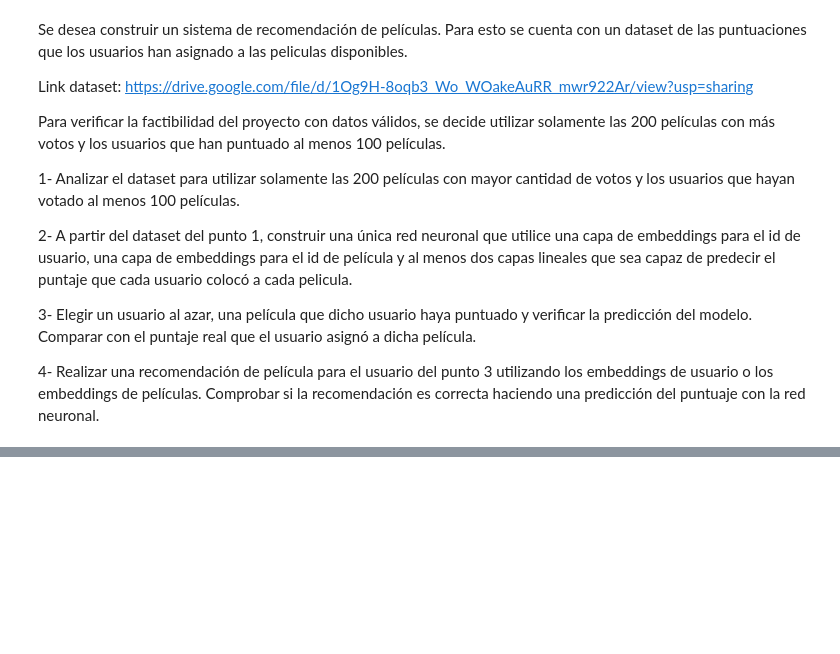
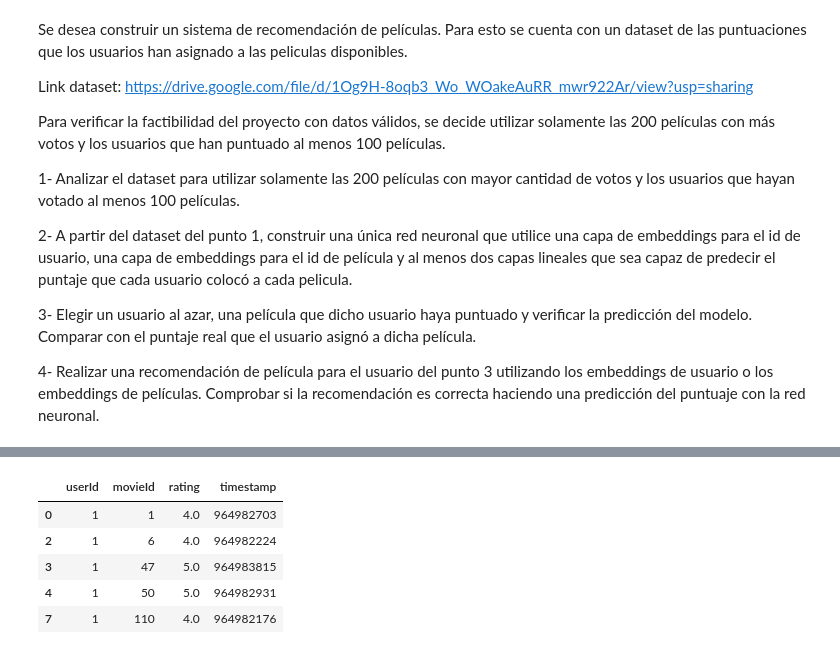
Before and after one commit to juanpsch/aprendizaje_profundo, a Jupyter notebook: Examen/DL_Examen_OCTUBRE_2023.ipynb, the cells around one changed output, grey strips where cells are left out. Saved outputs shown, nothing was run; the diff lists cells and outputs as text; code cells hidden in the pictures; blank space fills up the shorter version.

```diff
--- a/Examen/DL_Examen_OCTUBRE_2023.ipynb
+++ b/Examen/DL_Examen_OCTUBRE_2023.ipynb
@@ -279,0 +303,14 @@ Para verificar la factibilidad del proyecto con datos válidos, se decide utiliz
+# %%
+# Filtrado
+pelis = df.groupby(['movieId'])['userId'].count().sort_values(ascending=False)[:200].index
+df1 = df.groupby(['userId'])['movieId'].count()
+usuarios = df1[df1 > 100].index
+data = df[(df['userId'].isin(usuarios)) & (df['movieId'].isin(pelis))]
+data.head()
+# %% [output]
+|  | userId | movieId | rating | timestamp |
+| 0 | 1 | 1 | 4.0 | 964982703 |
+| 2 | 1 | 6 | 4.0 | 964982224 |
+| 3 | 1 | 47 | 5.0 | 964983815 |
+| 4 | 1 | 50 | 5.0 | 964982931 |
+| 7 | 1 | 110 | 4.0 | 964982176 |
```
Also changed, not shown: parts of 23 cells of this notebook, 2 other files.
